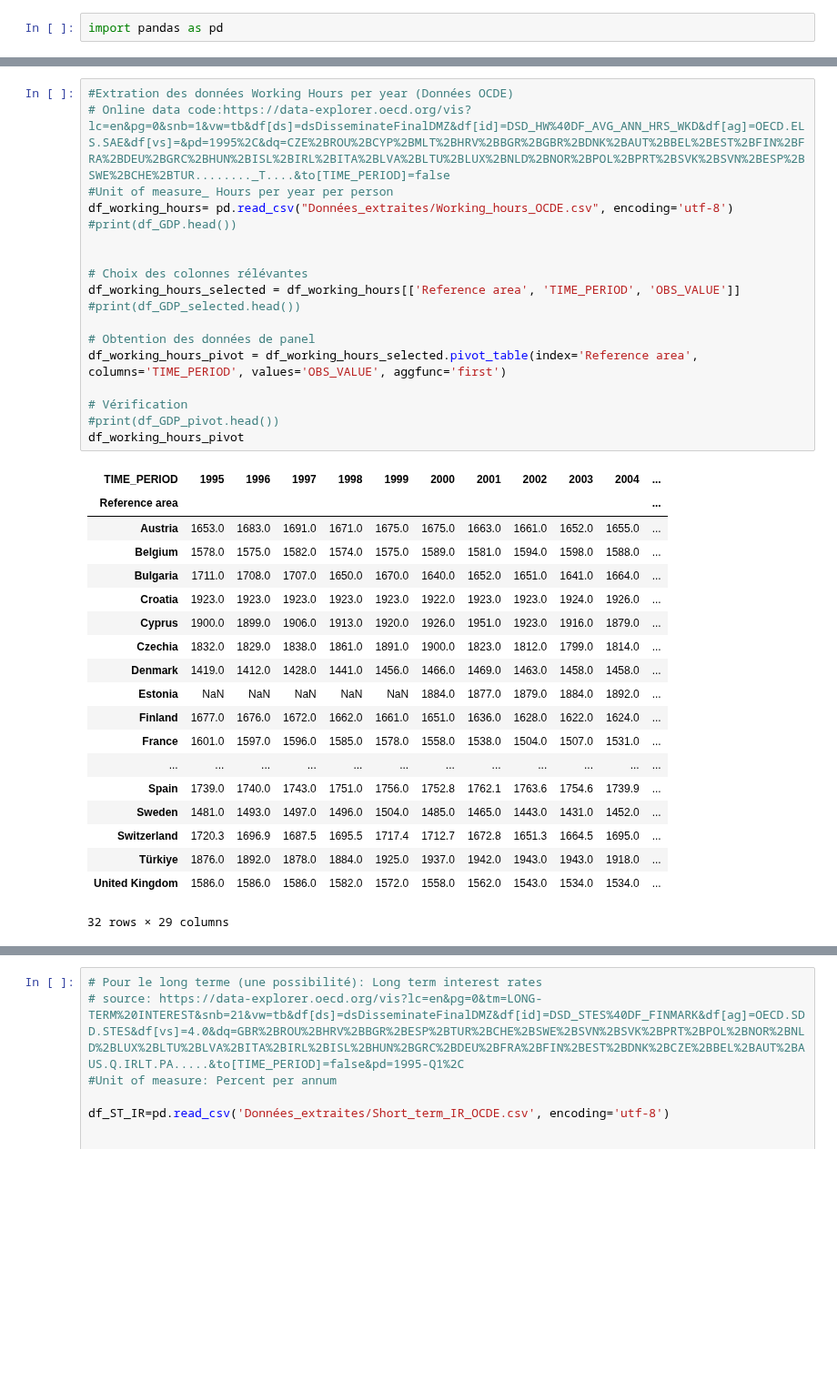
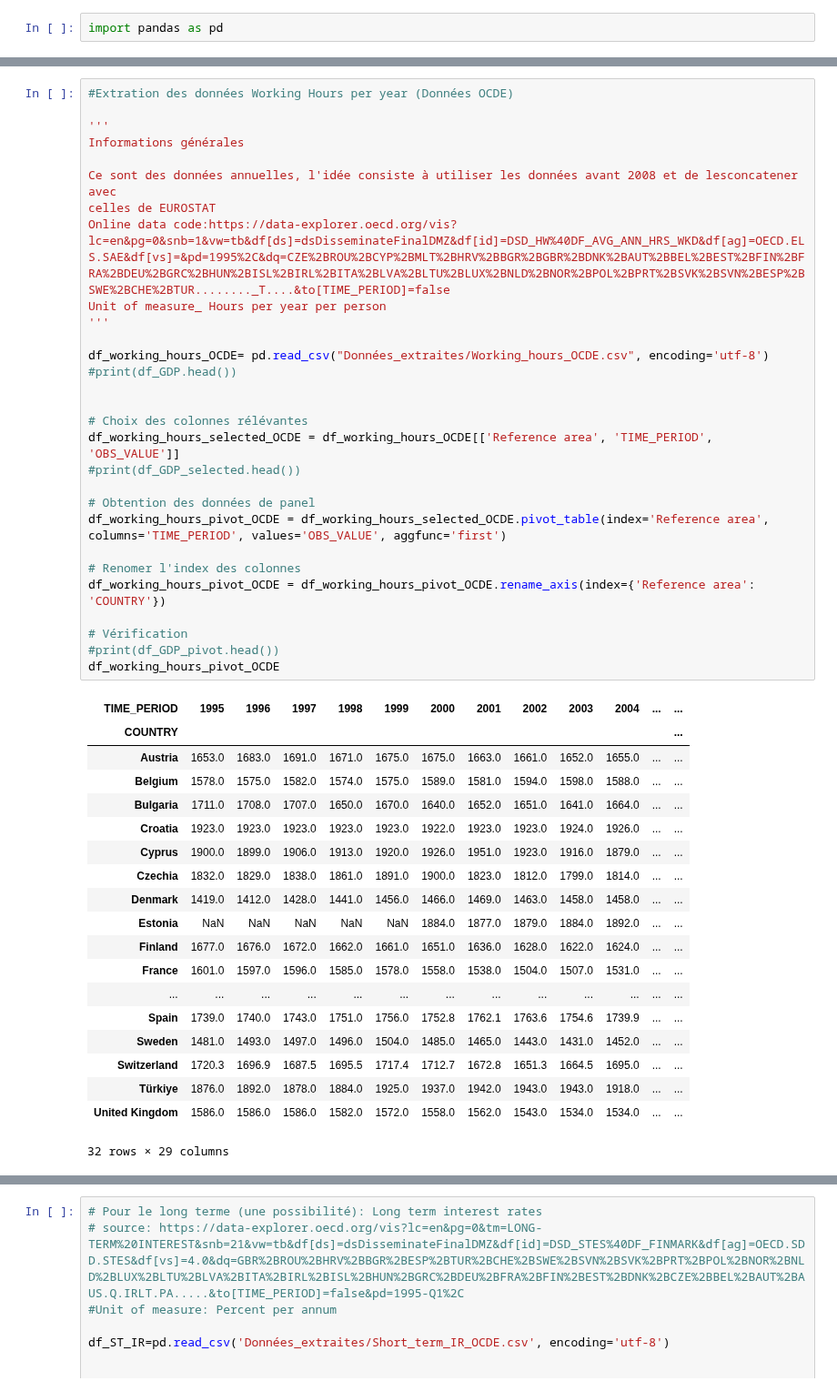
Before and after one commit to enriquealarcon01/Stat-App, a Jupyter notebook: Stat'App- test données.ipynb, the cells around one changed output, grey strips where cells are left out. Shown at 91% size. Cells and saved outputs as stored; diff of their text form; blank space fills up the shorter version.

Commit message:
Quelques ajustements + commentaire pour les working hours

```diff
--- a/Stat'App- test données.ipynb
+++ b/Stat'App- test données.ipynb
@@ -40,39 +48,50 @@ df_GDP_pivot
 38 rows × 120 columns
 # %%
 #Extration des données Working Hours per year (Données OCDE)
-# Online data code:https://data-explorer.oecd.org/vis?lc=en&pg=0&snb=1&vw=tb&df[ds]=dsDisseminateFinalDMZ&df[id]=DSD_HW%40DF_AVG_ANN_HRS_WKD&df[ag]=OECD.ELS.SAE&df[vs]=&pd=1995%2C&dq=CZE%2BROU%2BCYP%2BMLT%2BHRV%2BBGR%2BGBR%2BDNK%2BAUT%2BBEL%2BEST%2BFIN%2BFRA%2BDEU%2BGRC%2BHUN%2BISL%2BIRL%2BITA%2BLVA%2BLTU%2BLUX%2BNLD%2BNOR%2BPOL%2BPRT%2BSVK%2BSVN%2BESP%2BSWE%2BCHE%2BTUR........_T....&to[TIME_PERIOD]=false
-#Unit of measure_ Hours per year per person
-df_working_hours= pd.read_csv("Données_extraites/Working_hours_OCDE.csv", encoding='utf-8')
+
+'''
+Informations générales
+
+Ce sont des données annuelles, l'idée consiste à utiliser les données avant 2008 et de lesconcatener avec
+celles de EUROSTAT
+Online data code:https://data-explorer.oecd.org/vis?lc=en&pg=0&snb=1&vw=tb&df[ds]=dsDisseminateFinalDMZ&df[id]=DSD_HW%40DF_AVG_ANN_HRS_WKD&df[ag]=OECD.ELS.SAE&df[vs]=&pd=1995%2C&dq=CZE%2BROU%2BCYP%2BMLT%2BHRV%2BBGR%2BGBR%2BDNK%2BAUT%2BBEL%2BEST%2BFIN%2BFRA%2BDEU%2BGRC%2BHUN%2BISL%2BIRL%2BITA%2BLVA%2BLTU%2BLUX%2BNLD%2BNOR%2BPOL%2BPRT%2BSVK%2BSVN%2BESP%2BSWE%2BCHE%2BTUR........_T....&to[TIME_PERIOD]=false
+Unit of measure_ Hours per year per person
+'''
+
+df_working_hours_OCDE= pd.read_csv("Données_extraites/Working_hours_OCDE.csv", encoding='utf-8')
 #print(df_GDP.head())
 
 
 # Choix des colonnes rélévantes
-df_working_hours_selected = df_working_hours[['Reference area', 'TIME_PERIOD', 'OBS_VALUE']]
+df_working_hours_selected_OCDE = df_working_hours_OCDE[['Reference area', 'TIME_PERIOD', 'OBS_VALUE']]
 #print(df_GDP_selected.head())
 
 # Obtention des données de panel
-df_working_hours_pivot = df_working_hours_selected.pivot_table(index='Reference area', columns='TIME_PERIOD', values='OBS_VALUE', aggfunc='first')
+df_working_hours_pivot_OCDE = df_working_hours_selected_OCDE.pivot_table(index='Reference area', columns='TIME_PERIOD', values='OBS_VALUE', aggfunc='first')
+
+# Renomer l'index des colonnes
+df_working_hours_pivot_OCDE = df_working_hours_pivot_OCDE.rename_axis(index={'Reference area': 'COUNTRY'})
 
 # Vérification
 #print(df_GDP_pivot.head())
-df_working_hours_pivot
+df_working_hours_pivot_OCDE
 # %% [output]
-| TIME_PERIOD | 1995 | 1996 | 1997 | 1998 | 1999 | 2000 | 2001 | 2002 | 2003 | 2004 | ... |
-| Reference area |  |  |  |  |  |  |  |  |  |  | ... |
-| Austria | 1653.0 | 1683.0 | 1691.0 | 1671.0 | 1675.0 | 1675.0 | 1663.0 | 1661.0 | 1652.0 | 1655.0 | ... |
-| Belgium | 1578.0 | 1575.0 | 1582.0 | 1574.0 | 1575.0 | 1589.0 | 1581.0 | 1594.0 | 1598.0 | 1588.0 | ... |
-| Bulgaria | 1711.0 | 1708.0 | 1707.0 | 1650.0 | 1670.0 | 1640.0 | 1652.0 | 1651.0 | 1641.0 | 1664.0 | ... |
-| Croatia | 1923.0 | 1923.0 | 1923.0 | 1923.0 | 1923.0 | 1922.0 | 1923.0 | 1923.0 | 1924.0 | 1926.0 | ... |
-| Cyprus | 1900.0 | 1899.0 | 1906.0 | 1913.0 | 1920.0 | 1926.0 | 1951.0 | 1923.0 | 1916.0 | 1879.0 | ... |
-| Czechia | 1832.0 | 1829.0 | 1838.0 | 1861.0 | 1891.0 | 1900.0 | 1823.0 | 1812.0 | 1799.0 | 1814.0 | ... |
-| Denmark | 1419.0 | 1412.0 | 1428.0 | 1441.0 | 1456.0 | 1466.0 | 1469.0 | 1463.0 | 1458.0 | 1458.0 | ... |
-| Estonia | NaN | NaN | NaN | NaN | NaN | 1884.0 | 1877.0 | 1879.0 | 1884.0 | 1892.0 | ... |
-| Finland | 1677.0 | 1676.0 | 1672.0 | 1662.0 | 1661.0 | 1651.0 | 1636.0 | 1628.0 | 1622.0 | 1624.0 | ... |
-| France | 1601.0 | 1597.0 | 1596.0 | 1585.0 | 1578.0 | 1558.0 | 1538.0 | 1504.0 | 1507.0 | 1531.0 | ... |
-| ... | ... | ... | ... | ... | ... | ... | ... | ... | ... | ... | ... |
-| Spain | 1739.0 | 1740.0 | 1743.0 | 1751.0 | 1756.0 | 1752.8 | 1762.1 | 1763.6 | 1754.6 | 1739.9 | ... |
-| Sweden | 1481.0 | 1493.0 | 1497.0 | 1496.0 | 1504.0 | 1485.0 | 1465.0 | 1443.0 | 1431.0 | 1452.0 | ... |
-| Switzerland | 1720.3 | 1696.9 | 1687.5 | 1695.5 | 1717.4 | 1712.7 | 1672.8 | 1651.3 | 1664.5 | 1695.0 | ... |
-| Türkiye | 1876.0 | 1892.0 | 1878.0 | 1884.0 | 1925.0 | 1937.0 | 1942.0 | 1943.0 | 1943.0 | 1918.0 | ... |
-| United Kingdom | 1586.0 | 1586.0 | 1586.0 | 1582.0 | 1572.0 | 1558.0 | 1562.0 | 1543.0 | 1534.0 | 1534.0 | ... |
+| TIME_PERIOD | 1995 | 1996 | 1997 | 1998 | 1999 | 2000 | 2001 | 2002 | 2003 | 2004 | ... | ... |
+| COUNTRY |  |  |  |  |  |  |  |  |  |  |  | ... |
+| Austria | 1653.0 | 1683.0 | 1691.0 | 1671.0 | 1675.0 | 1675.0 | 1663.0 | 1661.0 | 1652.0 | 1655.0 | ... | ... |
+| Belgium | 1578.0 | 1575.0 | 1582.0 | 1574.0 | 1575.0 | 1589.0 | 1581.0 | 1594.0 | 1598.0 | 1588.0 | ... | ... |
+| Bulgaria | 1711.0 | 1708.0 | 1707.0 | 1650.0 | 1670.0 | 1640.0 | 1652.0 | 1651.0 | 1641.0 | 1664.0 | ... | ... |
+| Croatia | 1923.0 | 1923.0 | 1923.0 | 1923.0 | 1923.0 | 1922.0 | 1923.0 | 1923.0 | 1924.0 | 1926.0 | ... | ... |
+| Cyprus | 1900.0 | 1899.0 | 1906.0 | 1913.0 | 1920.0 | 1926.0 | 1951.0 | 1923.0 | 1916.0 | 1879.0 | ... | ... |
+| Czechia | 1832.0 | 1829.0 | 1838.0 | 1861.0 | 1891.0 | 1900.0 | 1823.0 | 1812.0 | 1799.0 | 1814.0 | ... | ... |
+| Denmark | 1419.0 | 1412.0 | 1428.0 | 1441.0 | 1456.0 | 1466.0 | 1469.0 | 1463.0 | 1458.0 | 1458.0 | ... | ... |
+| Estonia | NaN | NaN | NaN | NaN | NaN | 1884.0 | 1877.0 | 1879.0 | 1884.0 | 1892.0 | ... | ... |
+| Finland | 1677.0 | 1676.0 | 1672.0 | 1662.0 | 1661.0 | 1651.0 | 1636.0 | 1628.0 | 1622.0 | 1624.0 | ... | ... |
+| France | 1601.0 | 1597.0 | 1596.0 | 1585.0 | 1578.0 | 1558.0 | 1538.0 | 1504.0 | 1507.0 | 1531.0 | ... | ... |
+| ... | ... | ... | ... | ... | ... | ... | ... | ... | ... | ... | ... | ... |
+| Spain | 1739.0 | 1740.0 | 1743.0 | 1751.0 | 1756.0 | 1752.8 | 1762.1 | 1763.6 | 1754.6 | 1739.9 | ... | ... |
+| Sweden | 1481.0 | 1493.0 | 1497.0 | 1496.0 | 1504.0 | 1485.0 | 1465.0 | 1443.0 | 1431.0 | 1452.0 | ... | ... |
+| Switzerland | 1720.3 | 1696.9 | 1687.5 | 1695.5 | 1717.4 | 1712.7 | 1672.8 | 1651.3 | 1664.5 | 1695.0 | ... | ... |
+| Türkiye | 1876.0 | 1892.0 | 1878.0 | 1884.0 | 1925.0 | 1937.0 | 1942.0 | 1943.0 | 1943.0 | 1918.0 | ... | ... |
+| United Kingdom | 1586.0 | 1586.0 | 1586.0 | 1582.0 | 1572.0 | 1558.0 | 1562.0 | 1543.0 | 1534.0 | 1534.0 | ... | ... |
 32 rows × 29 columns
```
Also changed, not shown: parts of 4 cells of this notebook.
